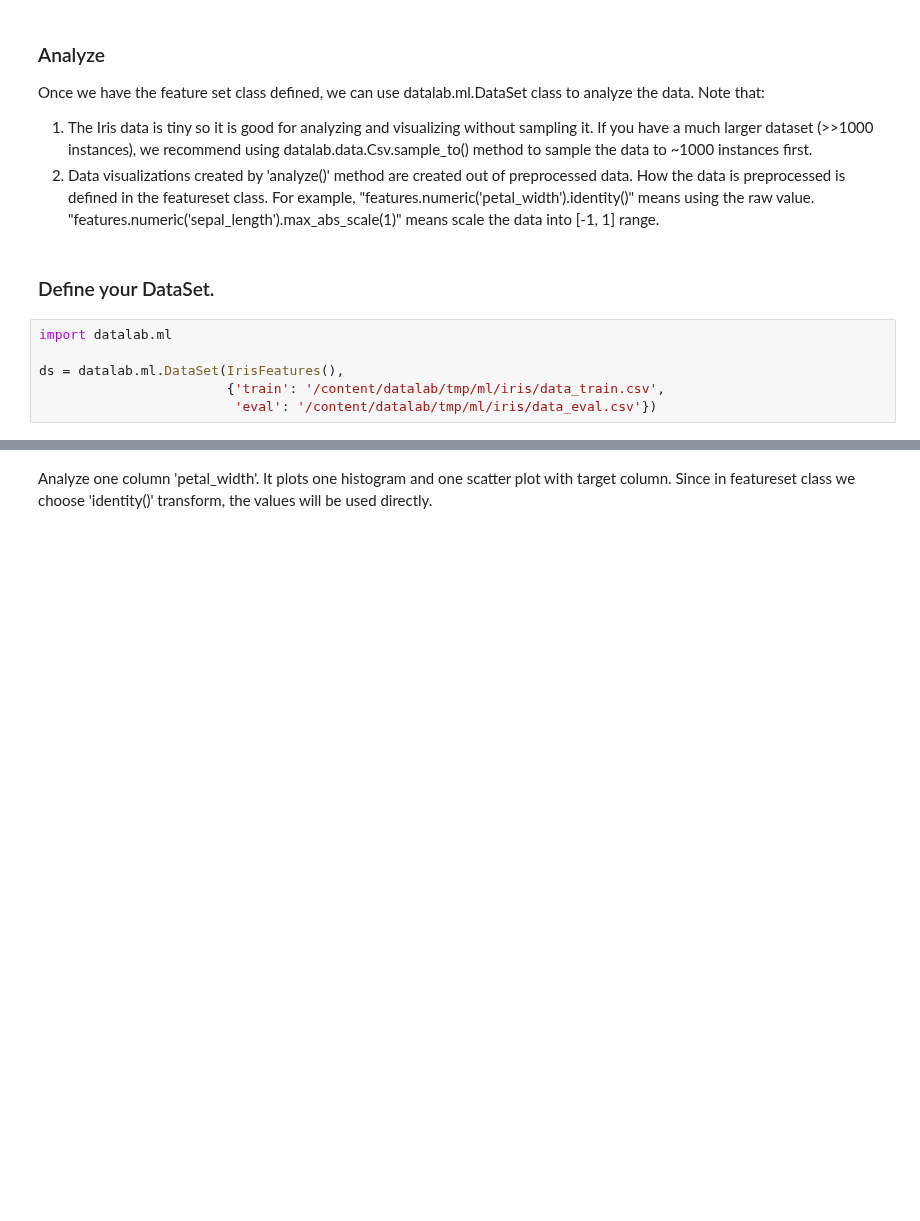
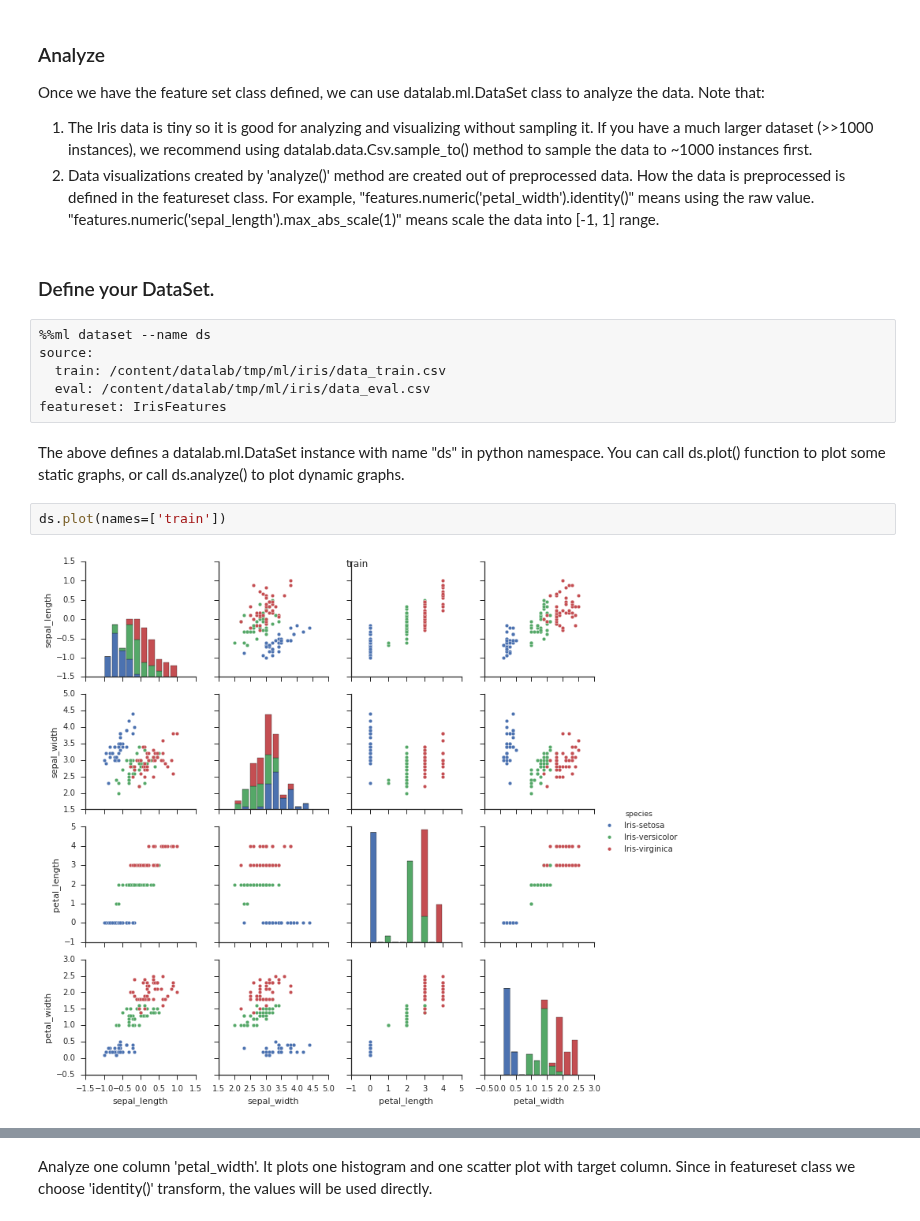
Before and after one commit to googledatalab/notebooks, a Jupyter notebook: tutorials/ml/Iris/1. Feature.ipynb, the cells around one changed output, grey strips where cells are left out. Cells and saved outputs as stored; diff of their text form; blank space fills up the shorter version.

```diff
--- a/tutorials/ml/Iris/1. Feature.ipynb
+++ b/tutorials/ml/Iris/1. Feature.ipynb
@@ -77,8 +77,14 @@ Once we have the feature set class defined, we can use datalab.ml.DataSet class
 # %% [markdown]
 ### Define your DataSet.
 # %%
-import datalab.ml
-
-ds = datalab.ml.DataSet(IrisFeatures(),
-                        {'train': '/content/datalab/tmp/ml/iris/data_train.csv',
-                         'eval': '/content/datalab/tmp/ml/iris/data_eval.csv'})
+%%ml dataset --name ds
+source:
+  train: /content/datalab/tmp/ml/iris/data_train.csv
+  eval: /content/datalab/tmp/ml/iris/data_eval.csv
+featureset: IrisFeatures
+# %% [markdown]
+The above defines a datalab.ml.DataSet instance with name "ds" in python namespace. You can call ds.plot() function to plot some static graphs, or call ds.analyze() to plot dynamic graphs.
+# %%
+ds.plot(names=['train'])
+# %% [output]
+[figure, added]
```
Also changed, not shown: parts of 2 cells of this notebook, 1 other file.
